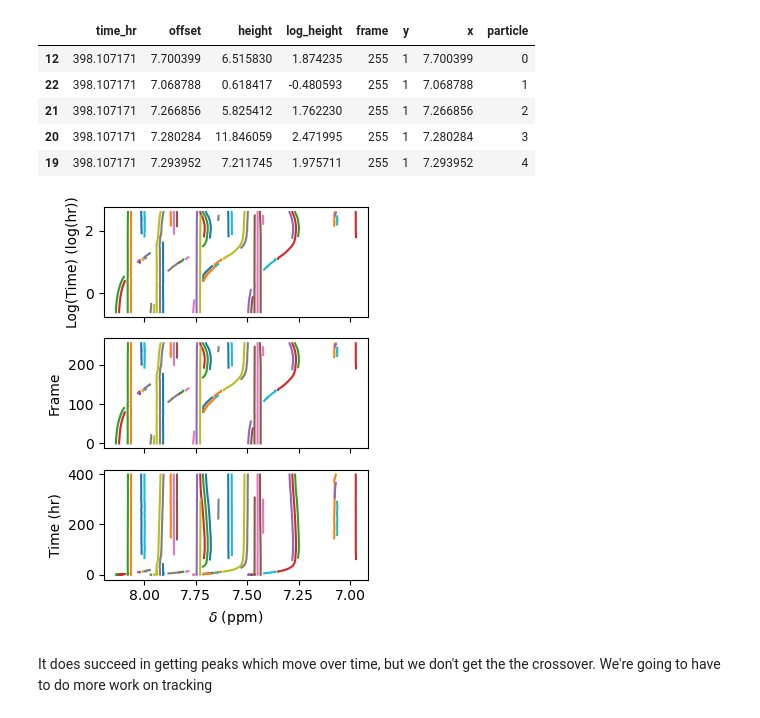
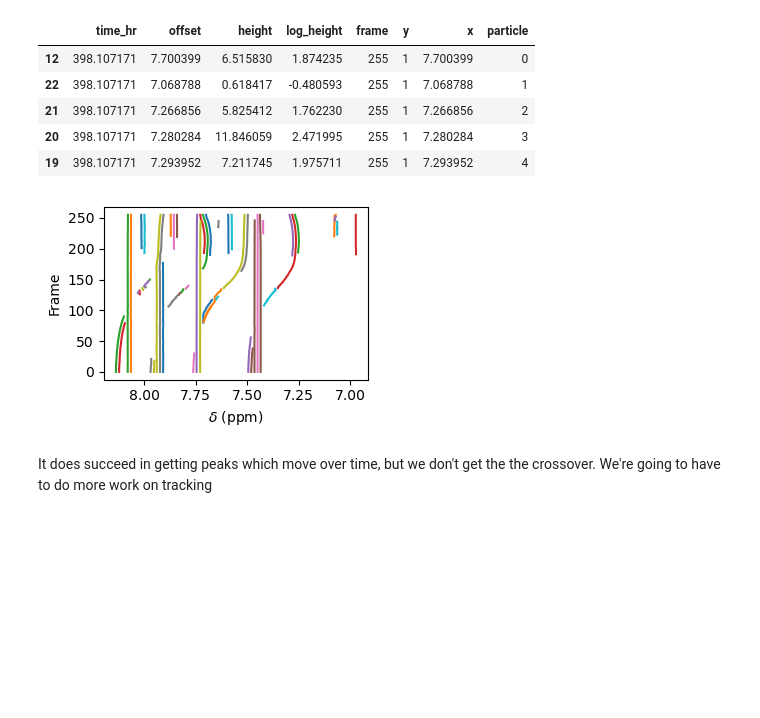
Before and after one commit to AD-SDL/nmr-peak-tracking, a Jupyter notebook: 0_explore-trackpy/0_using-built-in-predictor.ipynb, the cells around one changed output. Cells and saved outputs as stored; diff of their text form; code cells hidden in the pictures; blank space fills up the shorter version.

Commit message:
Add figures to repo

```diff
--- a/0_explore-trackpy/0_using-built-in-predictor.ipynb
+++ b/0_explore-trackpy/0_using-built-in-predictor.ipynb
@@ -67,23 +67,20 @@ peak_data.head()
 | 20 | 398.107171 | 7.280284 | 11.846059 | 2.471995 | 255 | 1 | 7.280284 | 3 |
 | 19 | 398.107171 | 7.293952 | 7.211745 | 1.975711 | 255 | 1 | 7.293952 | 4 |
 # %%
-fig, axs = plt.subplots(3, 1, figsize=(3.5, 4.5), sharex=True)
+fig, ax = plt.subplots(figsize=(3.5, 2.5), sharex=True)
 
-for _, group in peak_data.groupby('particle'):
-    axs[0].plot(group['offset'], np.log10(group['time_hr']), '-', lw=1.5)
-    axs[1].plot(group['offset'], group['frame'], '-', lw=1.5)
-    axs[2].plot(group['offset'], group['time_hr'], '-', lw=1.5)
+for gid, group in peak_data.groupby('particle'):
+    ax.plot(group['offset'], group['frame'], '-', lw=1.5)
 
-for ax, l in zip(axs, ['Log(Time) (log(hr))', 'Frame', 'Time (hr)']):
-    ax.set_ylabel(l)
+ax.set_ylabel('Frame')
 
-axs[0].set_xlim(axs[0].get_xlim()[::-1])
-axs[-1].set_xlabel('$\delta$ (ppm)')
+ax.set_xlim(ax.get_xlim()[::-1])
+ax.set_xlabel('$\delta$ (ppm)')
 
 fig.tight_layout()
-fig.savefig('grouped.png', dpi=320)
+fig.savefig('figures/built-in-trackpy-result.png', dpi=320)
 # %% [output]
-[figure, old version]
+[figure, new version]
 # %% [markdown]
 It does succeed in getting peaks which move over time, but we don't get the the crossover. We're going to have to do more work on tracking
 # %% [markdown]
```
Also changed, not shown: 3 other files.
